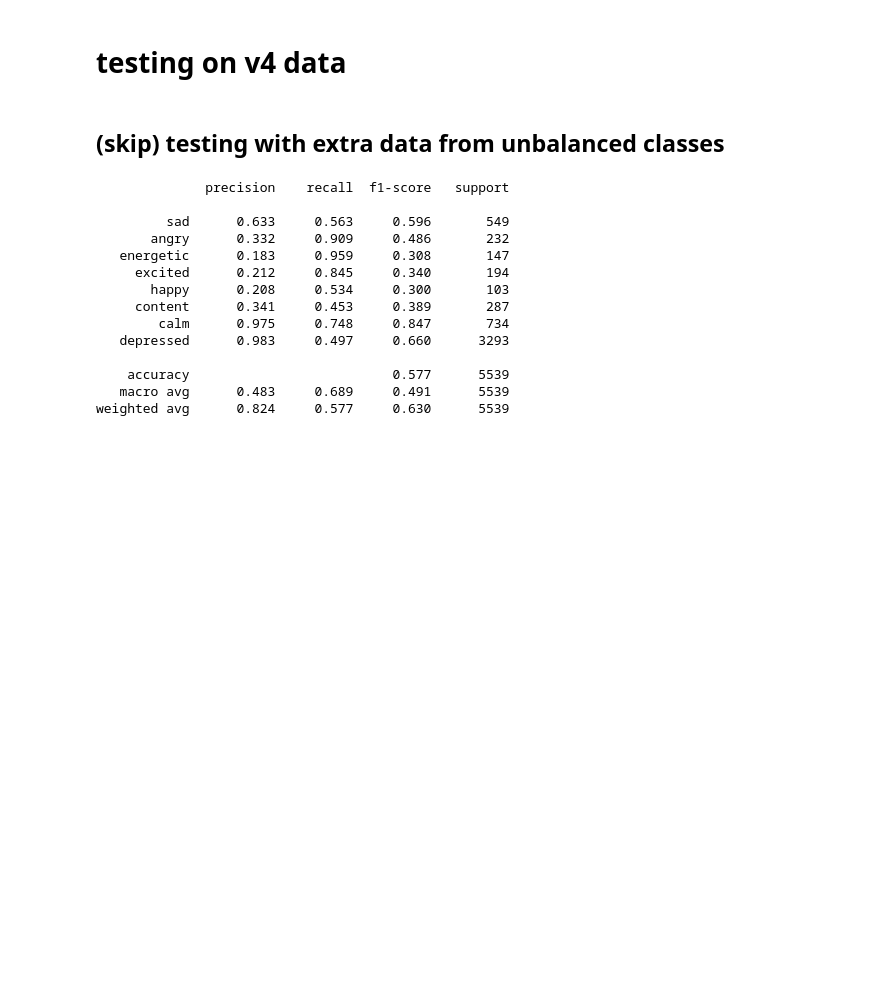
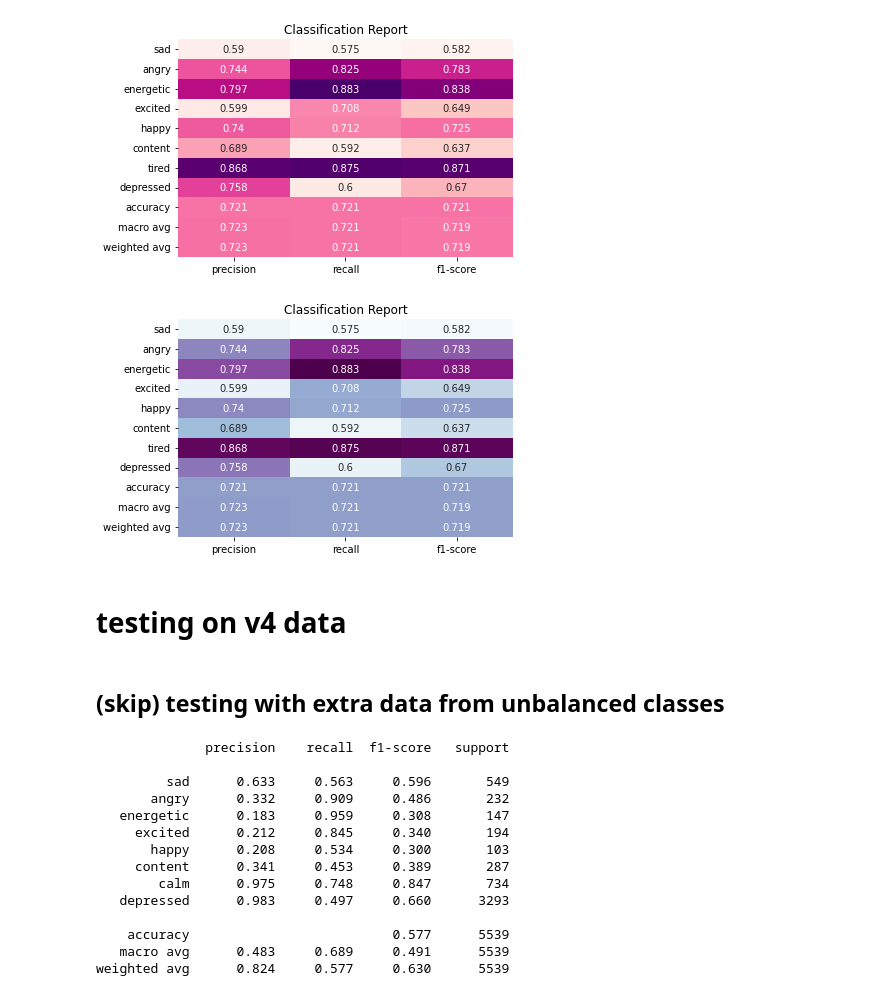
Before and after one commit to Temper-Tunes-Senior-Design-Project/song-classification, a Jupyter notebook: Research and Development/Classification Models/RF/RF2 testing.ipynb, the cells around one changed output. Saved outputs shown, nothing was run; the diff lists cells and outputs as text; code cells hidden in the pictures; blank space fills up the shorter version.

```diff
--- a/Research and Development/Classification Models/RF/RF2 testing.ipynb
+++ b/Research and Development/Classification Models/RF/RF2 testing.ipynb
@@ -129,3 +165,12 @@ X_test = clipAndNormalize(X_test)
+# %%
+cmaps = ['RdPu','BuPu',]
+for cmap in cmaps:
+    sns.heatmap(df.iloc[:, :-1].astype(float), annot=True, cmap=cmap, fmt='.3g', cbar=False)
+    plt.title('Classification Report')
+    plt.show()
+# %% [output]
+[figure, added]
+[figure, added]
 # %% [markdown]
 # testing on v4 data
 # %% [markdown]
```
Also changed, not shown: parts of 7 cells of this notebook.
